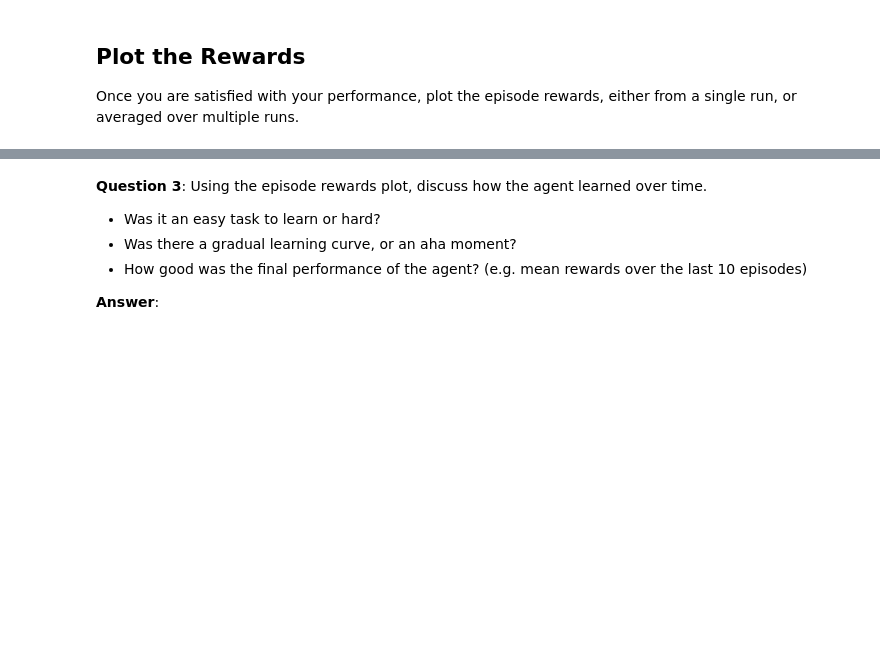
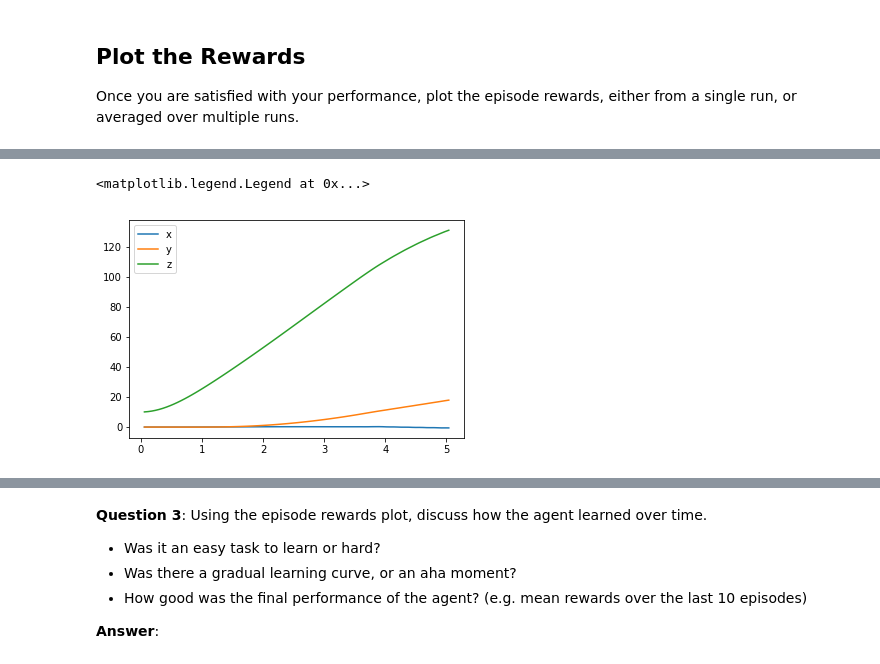
Before and after one commit to dsoellinger/Udacity-Machine-Learning-Nanodegree, a Jupyter notebook: assignments/quadcopter/Quadcopter_Project.ipynb, the cells around one changed output, grey strips where cells are left out. Saved outputs shown, nothing was run; the diff lists cells and outputs as text; code cells hidden in the pictures; blank space fills up the shorter version.

```diff
--- a/assignments/quadcopter/Quadcopter_Project.ipynb
+++ b/assignments/quadcopter/Quadcopter_Project.ipynb
@@ -286,0 +316,8 @@ Once you are satisfied with your performance, plot the episode rewards, either f
+# %%
+plt.plot(best_results['time'], best_results['x'], label='x')
+plt.plot(best_results['time'], best_results['y'], label='y')
+plt.plot(best_results['time'], best_results['z'], label='z')
+plt.legend()
+# %% [output]
+<matplotlib.legend.Legend at 0x...>
+[figure, added]
```
Also changed, not shown: parts of 18 cells of this notebook, 6 other files.
